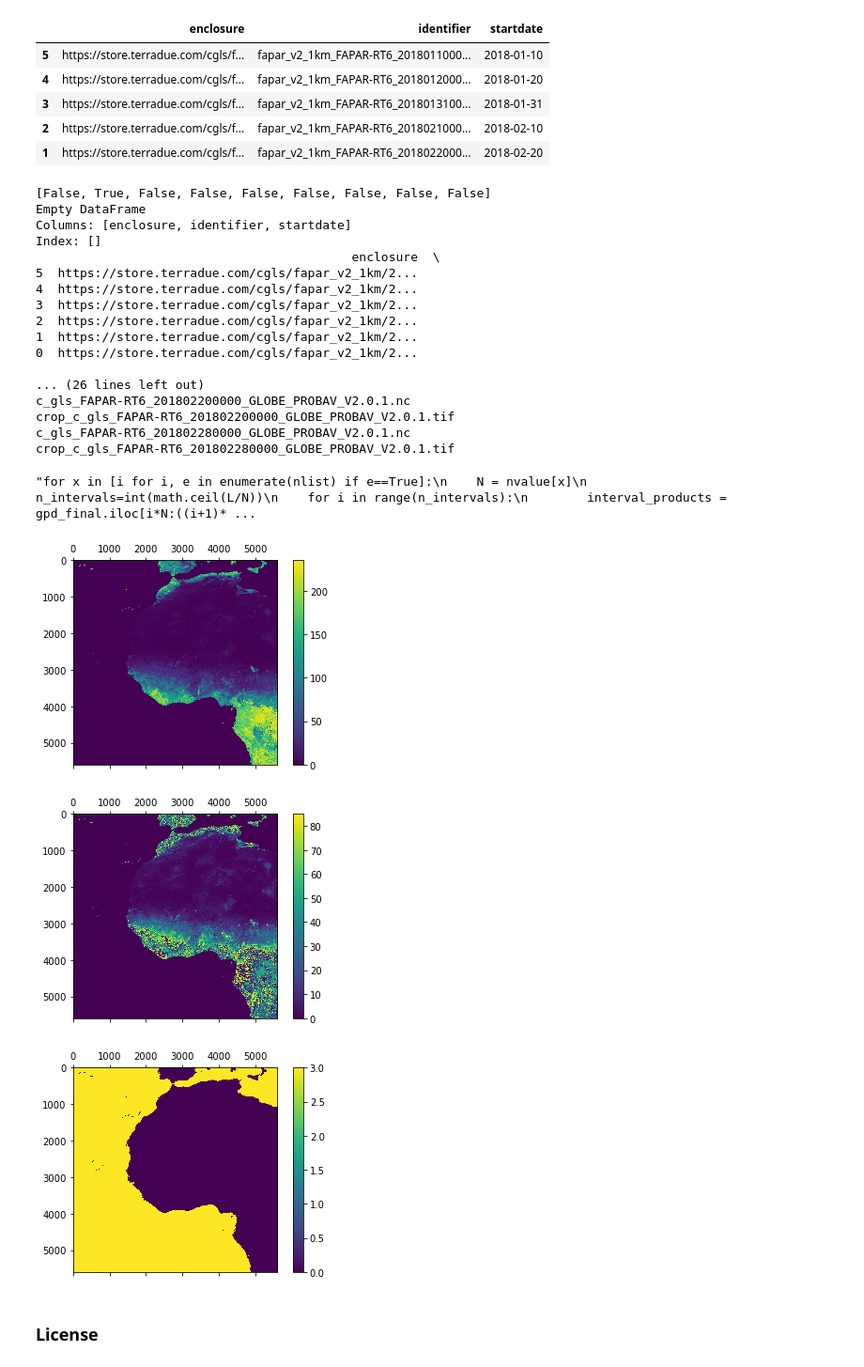
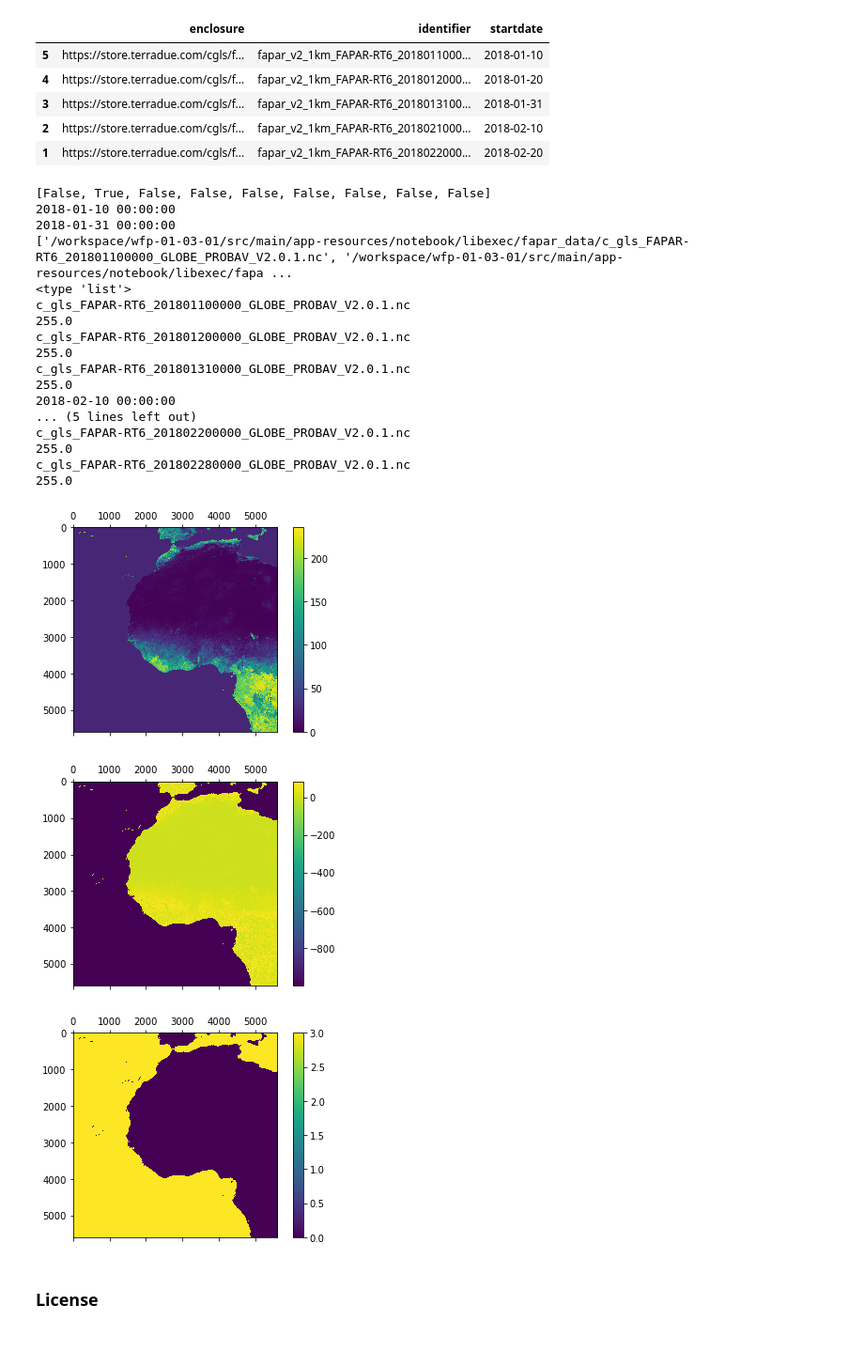
Before and after one commit to ec-better/ewf-wfp-01-03-01, a Jupyter notebook: src/main/app-resources/notebook/libexec/input.ipynb, the cells around one changed output. Shown at 94% size. Drawn from its saved outputs; the diff is of its cells as text; code cells hidden in the pictures; blank space fills up the shorter version.

```diff
--- a/src/main/app-resources/notebook/libexec/input.ipynb
+++ b/src/main/app-resources/notebook/libexec/input.ipynb
@@ -78,3 +71,5 @@ test_products = ('/workspace/wfp-01-03-01/c_gls_LAI-RT6_201711300000_GLOBE_PROBA
+# %%
+input_references = 'fapar_v2_1km_FAPAR-RT6_201701310000_GLOBE_PROBAV_V2.0.2'
 # %% [markdown]
 ### <a name="workflow">Workflow
 # %% [markdown]
@@ -222,3 +209,12 @@ def write_outputs(product_name, roi_name, first_date, last_date, averages, max_v
+# %%
+def write_properties_file(output_name):
+
+    first_date = re.findall('\d{4}\.\d{2}\.\d{2}', output_name)[0]
+    last_date = re.findall('\d{4}\.\d{2}\.\d{2}', output_name)[1]
+    with open(output_name + '.properties', 'wb') as file:
+        file.write('title=%s\n' % output_name)
+        file.write('date=%s/%s\n' % (first_date, last_date))
+        file.write('geometry=%s' % (regionOfInterest['value']))
 # %%
 nlist = [N_1['value'], N_3['value'], N_6['value'], N_9['value'], N_12['value'], N_15['value'], N_18['value'], N_27['value'], N_36['value']]
 region_of_interest = regionOfInterest['value']
@@ -253,7 +249,11 @@ for _year in product_years:
                 first_date = start_date.strftime('%Y.%m.%d')
                 last_date = end_date.strftime('%Y.%m.%d')
                 max_values, averages, no_value, geo_transform, projection = calc_aggregations(file_list, N, region_of_interest, 'LAI')
-                write_outputs('LAI', nameOfRegion, first_date, last_date, averages, max_values, no_value, 'GTiff', N, projection, geo_transform)
+                filenames = write_outputs('LAI', nameOfRegion, first_date, last_date, averages, max_values, no_value, 'GTiff', N, projection, geo_transform, -999.0)
+                for output_name in filenames:
+                    write_properties_file(output_name)
+                for tmp_file in file_list:
+                    os.remove(tmp_file)
 
     if not fapar_products.empty:
         products_data = fapar_products
@@ -277,70 +277,55 @@ for _year in product_years:
                 first_date = start_date.strftime('%Y.%m.%d')
                 last_date = end_date.strftime('%Y.%m.%d')
                 max_values, averages, no_value, geo_transform, projection = calc_aggregations(file_list, N, region_of_interest, 'FAPAR')
-                write_outputs('FAPAR', nameOfRegion, first_date, last_date, averages, max_values, no_value, 'GTiff', N, projection, geo_transform)
-
-    if os.path.isdir('lai_data'):
-        shutil.rmtree('lai_data')
-    if os.path.isdir('fapar_data'):
-        shutil.rmtree('fapar_data')
-
-'''for x in [i for i, e in enumerate(nlist) if e==True]:
-    N = nvalue[x]
-    n_intervals=int(math.ceil(L/N))
-    for i in range(n_intervals):
-        interval_products = gpd_final.iloc[i*N:((i+1)*N), 1].tolist()
-        print(interval_products)
-        first_date = re.findall('_\d{8}0000',interval_products[0])[0]
-        last_date = re.findall('_\d{8}0000',interval_products[-1])[0]
-        #intervals.append(interval_product)
-        print(first_date)
-        max_values, averages, no_value = calc_aggregations(interval_products, N, region_of_interest, 'LAI')
-        #write_outputs('LAI', first_date, last_date, averages, max_values, no_value, 'GTiff', N)
-'''
+                filenames = write_outputs('FAPAR', nameOfRegion, first_date, last_date, averages, max_values, no_value, 'GTiff', N, projection, geo_transform, -999.0)
+                for output_name in filenames:
+                    write_properties_file(output_name)
+                for tmp_file in file_list:
+                    os.remove(tmp_file)
 # %% [output]
 [False, True, False, False, False, False, False, False, False]
-Empty DataFrame
-Columns: [enclosure, identifier, startdate]
-Index: []
-                                           enclosure  \
-5  https://store.terradue.com/cgls/fapar_v2_1km/2...
-4  https://store.terradue.com/cgls/fapar_v2_1km/2...
-3  https://store.terradue.com/cgls/fapar_v2_1km/2...
-2  https://store.terradue.com/cgls/fapar_v2_1km/2...
-1  https://store.terradue.com/cgls/fapar_v2_1km/2...
-0  https://store.terradue.com/cgls/fapar_v2_1km/2...
-
-... (26 lines left out)
+2018-01-10 00:00:00
+2018-01-31 00:00:00
+['/workspace/wfp-01-03-01/src/main/app-resources/notebook/libexec/fapar_data/c_gls_FAPAR-RT6_201801100000_GLOBE_PROBAV_V2.0.1.nc', '/workspace/wfp-01-03-01/src/main/app-resources/notebook/libexec/fapa ...
+<type 'list'>
+c_gls_FAPAR-RT6_201801100000_GLOBE_PROBAV_V2.0.1.nc
+255.0
+c_gls_FAPAR-RT6_201801200000_GLOBE_PROBAV_V2.0.1.nc
+255.0
+c_gls_FAPAR-RT6_201801310000_GLOBE_PROBAV_V2.0.1.nc
+255.0
+2018-02-10 00:00:00
+... (5 lines left out)
 c_gls_FAPAR-RT6_201802200000_GLOBE_PROBAV_V2.0.1.nc
-crop_c_gls_FAPAR-RT6_201802200000_GLOBE_PROBAV_V2.0.1.tif
+255.0
 c_gls_FAPAR-RT6_201802280000_GLOBE_PROBAV_V2.0.1.nc
-crop_c_gls_FAPAR-RT6_201802280000_GLOBE_PROBAV_V2.0.1.tif
+255.0
-"for x in [i for i, e in enumerate(nlist) if e==True]:\n    N = nvalue[x]\n    n_intervals=int(math.ceil(L/N))\n    for i in range(n_intervals):\n        interval_products = gpd_final.iloc[i*N:((i+1)* ...
 # %%
-from matplotlib import pyplot
+'''from matplotlib import pyplot
 %matplotlib inline
 
 
 fig0 = pyplot.figure()
 ax0 = fig0.add_subplot(111)
 cax0 = ax0.matshow(max_values)
 fig0.colorbar(cax0)
 
 fig1 = pyplot.figure()
 ax1 = fig1.add_subplot(111)
 cax1 = ax1.matshow(averages)
 fig1.colorbar(cax1)
 
 
 fig = pyplot.figure()
 ax = fig.add_subplot(111)
 cax = ax.matshow(no_value)
 fig.colorbar(cax)
 
 pyplot.show()
+'''
 # %% [output]
 [figure]
-[figure, old version]
+[figure, new version]
 [figure]
 # %% [markdown]
 ### <a name="license">License
```
Also changed, not shown: parts of 8 cells of this notebook, 4 other files.
